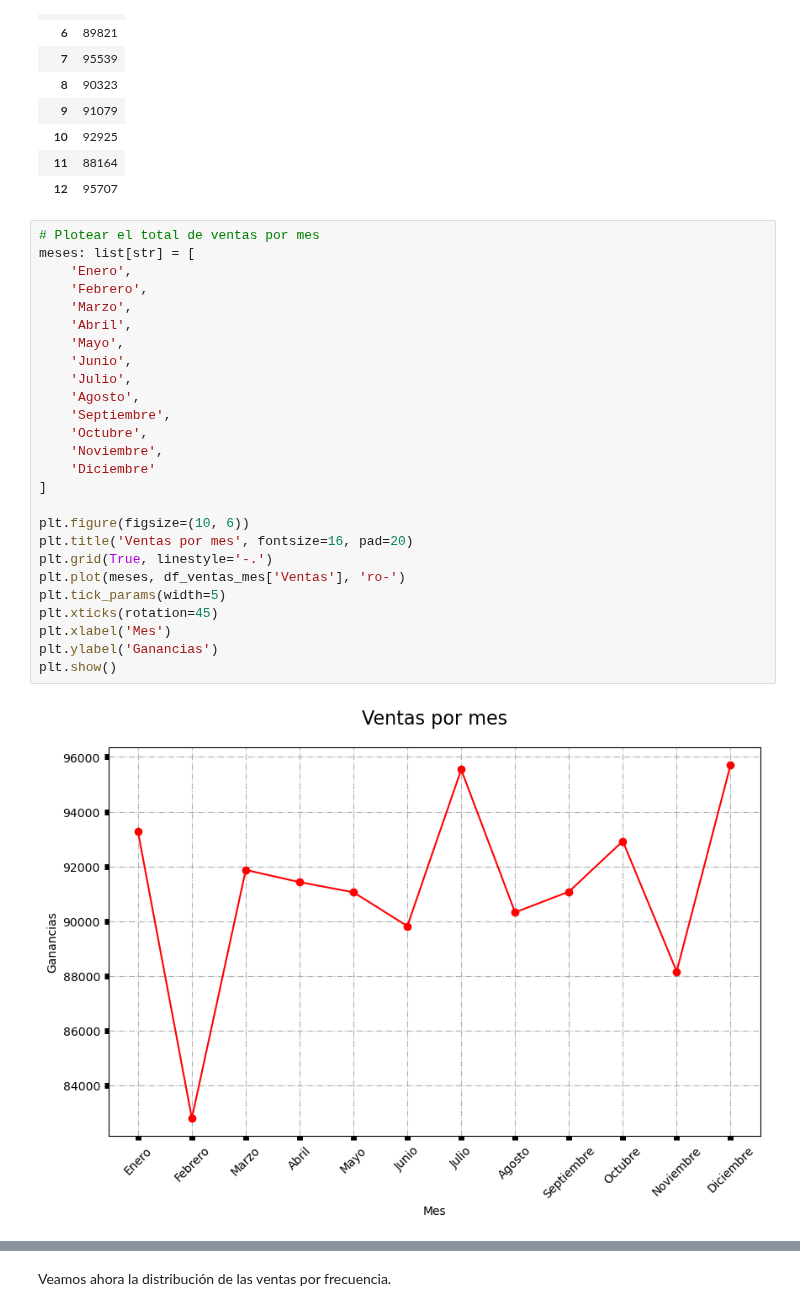
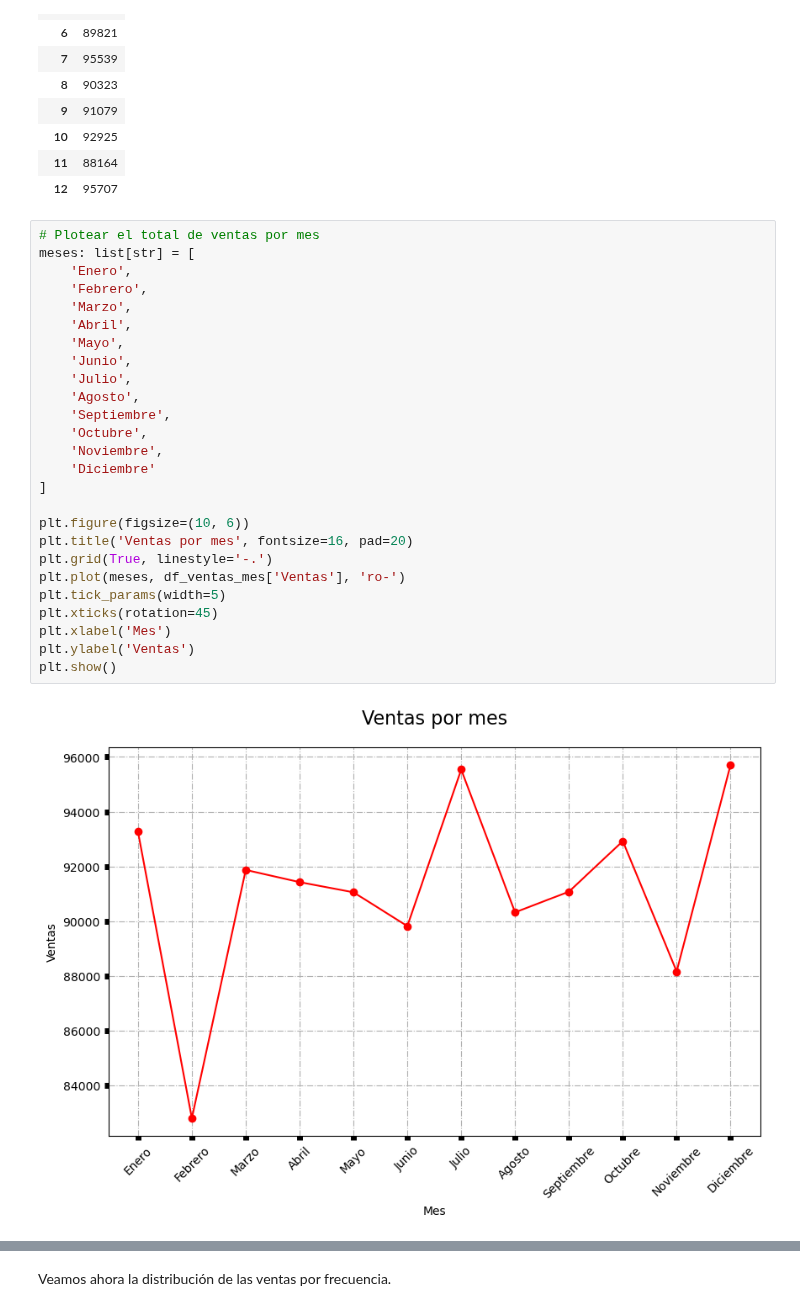
Before and after one commit to frgonzalezb/Udemy_Python_Total_DS_ML, a Jupyter notebook: 11_Machine_Learning_I/Proyecto/Proyecto de Día 11 - Análisis Predictivo para una Tienda Minorista.ipynb, the cells around one changed output, grey strips where cells are left out. Saved outputs shown, nothing was run; the diff lists cells and outputs as text.

```diff
--- a/11_Machine_Learning_I/Proyecto/Proyecto de Día 11 - Análisis Predictivo para una Tienda Minorista.ipynb
+++ b/11_Machine_Learning_I/Proyecto/Proyecto de Día 11 - Análisis Predictivo para una Tienda Minorista.ipynb
@@ -237,29 +237,29 @@ df_ventas_mes
 # %%
 # Plotear el total de ventas por mes
 meses: list[str] = [
     'Enero',
     'Febrero',
     'Marzo',
     'Abril',
     'Mayo',
     'Junio',
     'Julio',
     'Agosto',
     'Septiembre',
     'Octubre',
     'Noviembre',
     'Diciembre'
 ]
 
 plt.figure(figsize=(10, 6))
 plt.title('Ventas por mes', fontsize=16, pad=20)
 plt.grid(True, linestyle='-.')
 plt.plot(meses, df_ventas_mes['Ventas'], 'ro-')
 plt.tick_params(width=5)
 plt.xticks(rotation=45)
 plt.xlabel('Mes')
-plt.ylabel('Ganancias')
+plt.ylabel('Ventas')
 plt.show()
 # %% [output]
-[figure, old version]
+[figure, new version]
 # %% [markdown]
```
Also changed, not shown: parts of 4 cells of this notebook.
